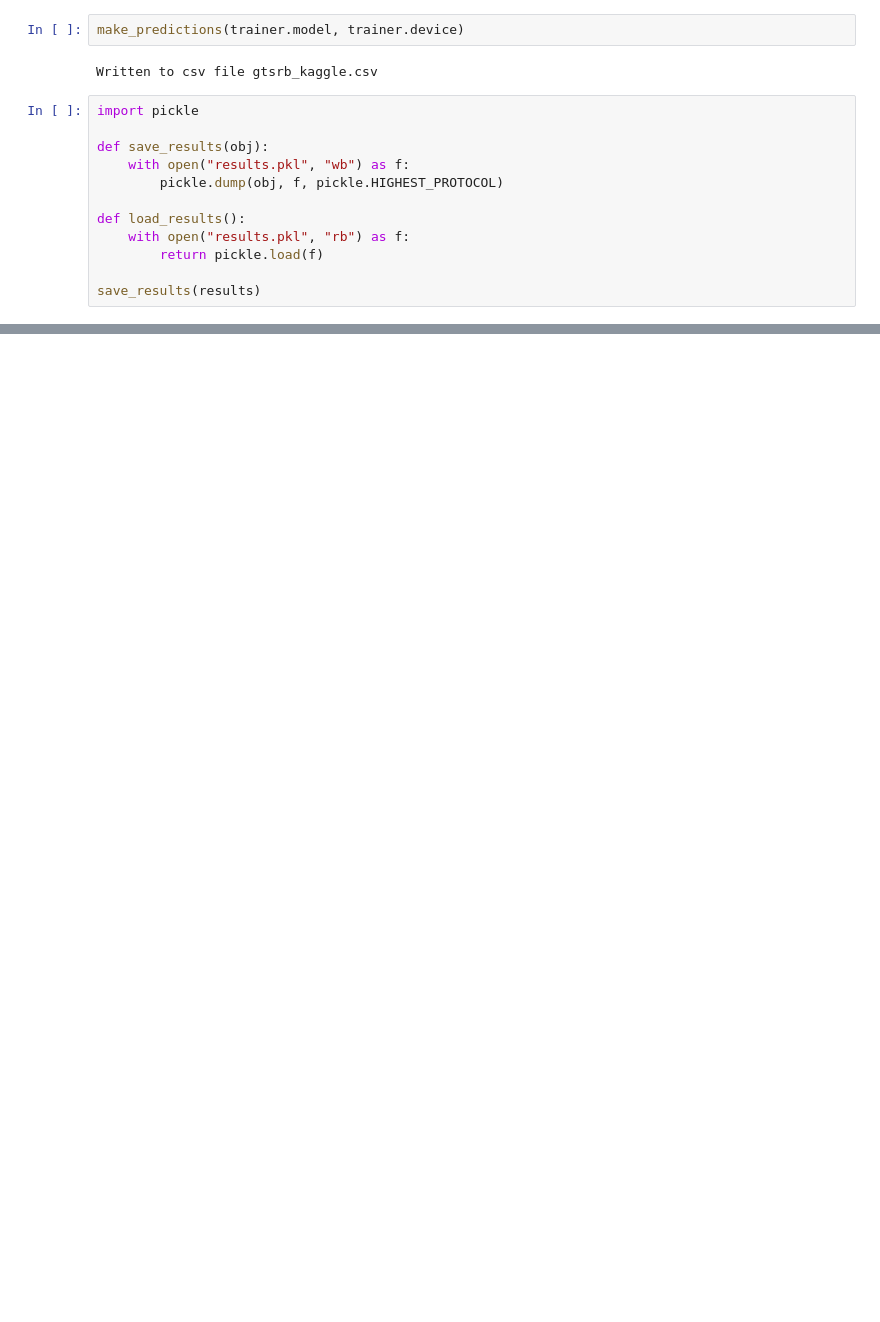
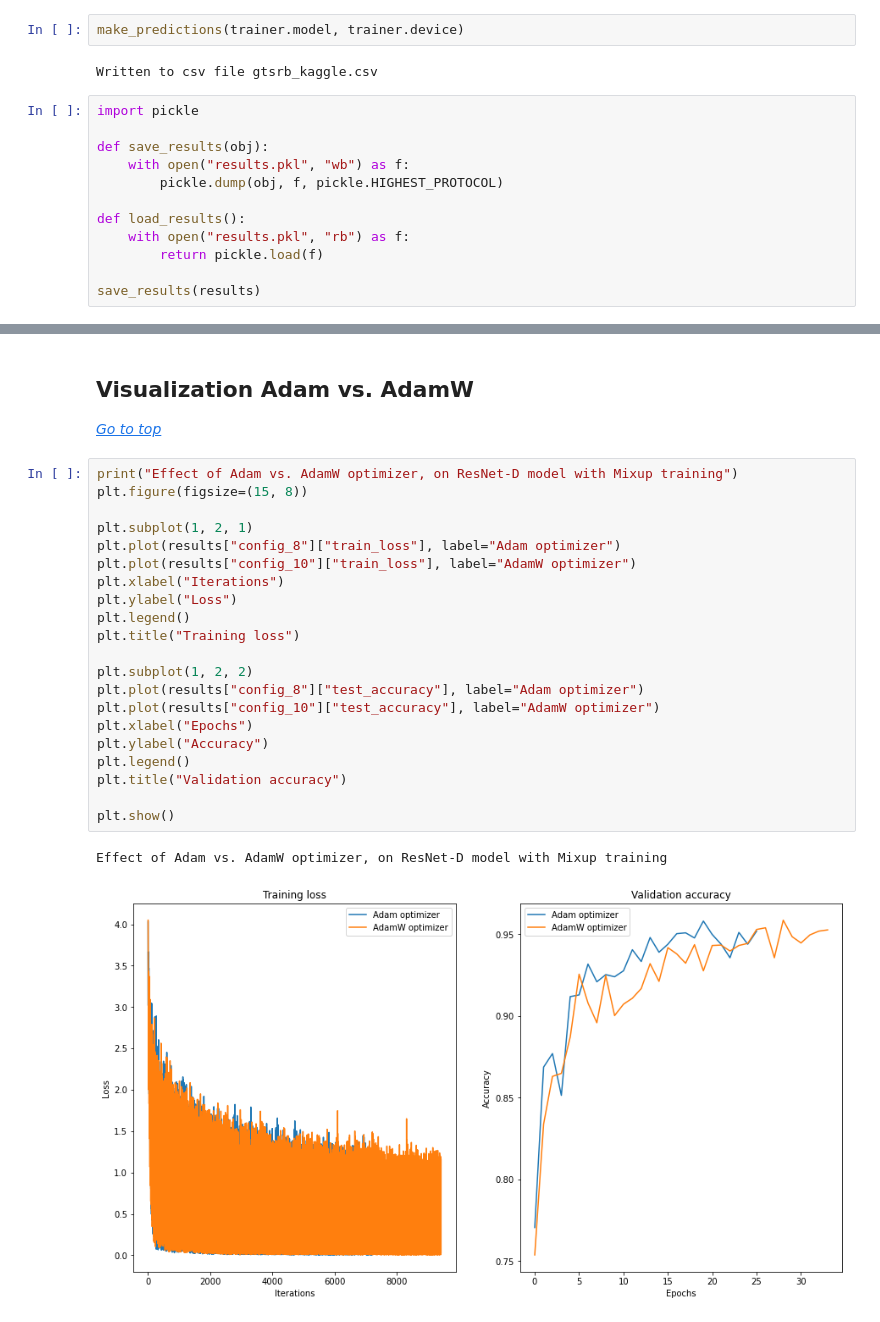
Before and after one commit to MrinalJain17/traffic-sign-detection-homework, a Jupyter notebook: modeling.ipynb, the cells around one changed output, grey strips where cells are left out. Cells and saved outputs as stored; diff of their text form; blank space fills up the shorter version.

```diff
--- a/modeling.ipynb
+++ b/modeling.ipynb
@@ -498,0 +646,30 @@ save_results(results)
+# %% [markdown]
+<a id="vis-2" />
+
+## Visualization Adam vs. AdamW
+
+*[Go to top](#top)*
+# %%
+print("Effect of Adam vs. AdamW optimizer, on ResNet-D model with Mixup training")
+plt.figure(figsize=(15, 8))
+
+plt.subplot(1, 2, 1)
+plt.plot(results["config_8"]["train_loss"], label="Adam optimizer")
+plt.plot(results["config_10"]["train_loss"], label="AdamW optimizer")
+plt.xlabel("Iterations")
+plt.ylabel("Loss")
+plt.legend()
+plt.title("Training loss")
+
+plt.subplot(1, 2, 2)
+plt.plot(results["config_8"]["test_accuracy"], label="Adam optimizer")
+plt.plot(results["config_10"]["test_accuracy"], label="AdamW optimizer")
+plt.xlabel("Epochs")
+plt.ylabel("Accuracy")
+plt.legend()
+plt.title("Validation accuracy")
+
+plt.show()
+# %% [output]
+Effect of Adam vs. AdamW optimizer, on ResNet-D model with Mixup training
+[figure, added]
```
Also changed, not shown: parts of 15 cells of this notebook.
